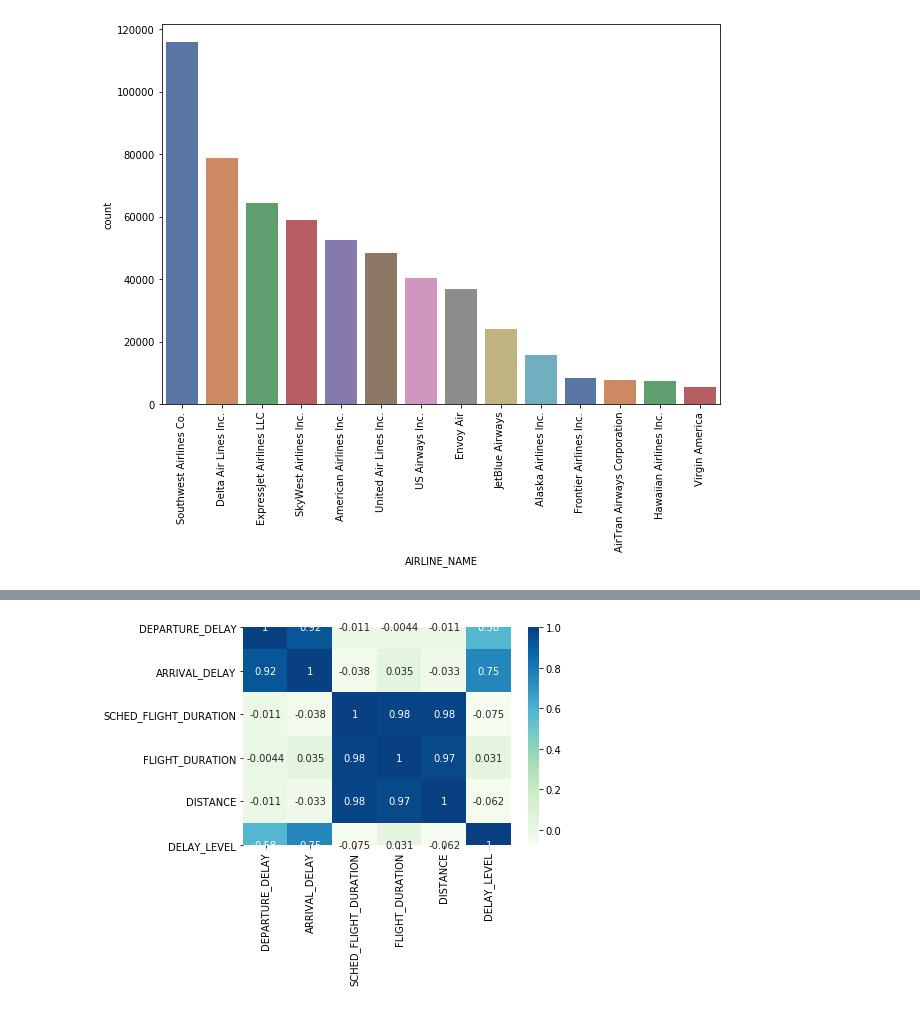
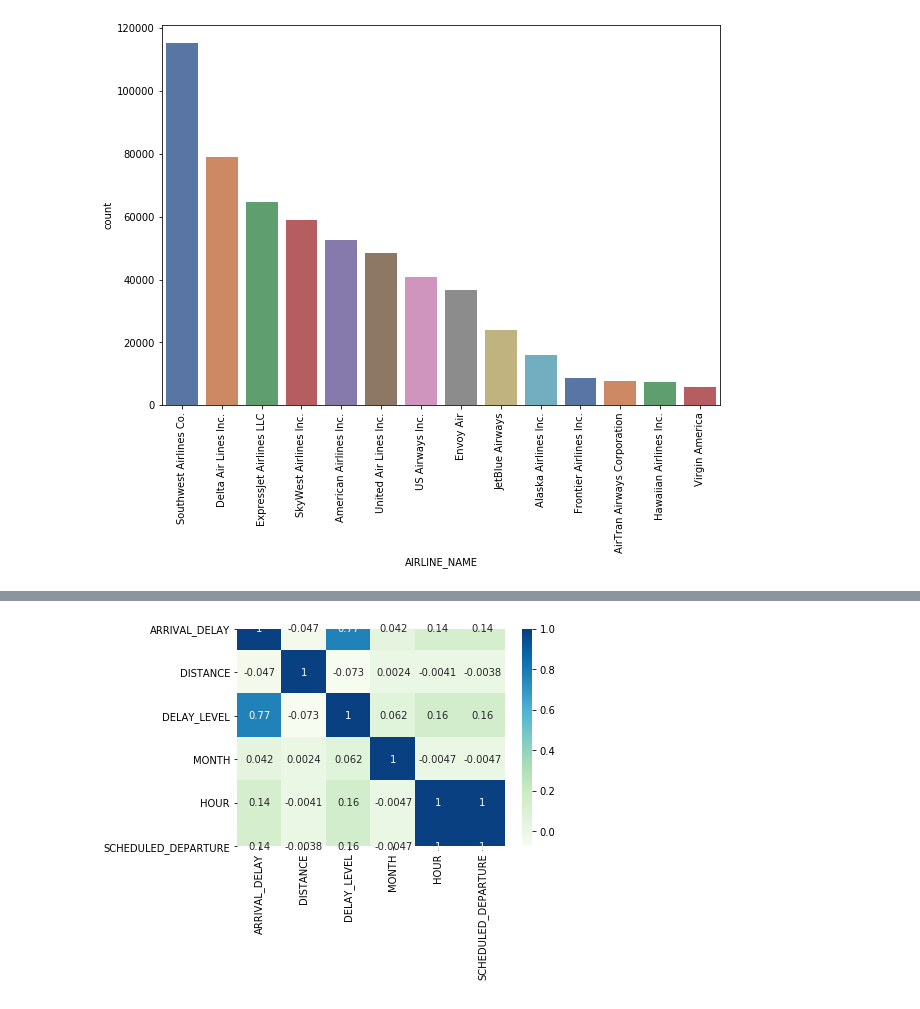
Before and after one commit to alejandrosoriavelasco/TFE, a Jupyter notebook: proyecto.ipynb, the cells around one changed output, grey strips where cells are left out. Drawn from its saved outputs; the diff is of its cells as text; code cells hidden in the pictures.

```diff
--- a/proyecto.ipynb
+++ b/proyecto.ipynb
@@ -195,7 +211,7 @@ plt.show()
 df_AA=list_data[0][list_data[0]['AIRLINE']=='AA']
 # %%
 variables_to_remove=['AIRLINE','AIRLINE_NAME','OR_LATITUDE', 'OR_LONGITUDE', 'DEST_LATITUDE',
-                 'DEST_LONGITUDE','DEPARTURE_DELAY','ARRIVAL_DELAY']
+                 'DEST_LONGITUDE','DEPARTURE_DELAY']
 df_AA=df_AA.drop(variables_to_remove, axis=1)
 # %%
 df_AA.head(100)
@@ -216,7 +232,7 @@ df_AA.head(100)
 # %%
-df_AA['DATE_TIME']=pd.to_datetime(df_AA['DATE'], format= '%Y-%m-%d %H:%M:%S')
-df_AA['MONTH']=[ x.month for x in df_AA['DATE']]
-df_AA['HOUR']=[ x.hour for x in df_AA['DATE']]
+df_AA['DATE_TIME']=pd.to_datetime(df_AA['DATE_TIME'], format= '%Y-%m-%d %H:%M:%S')
+df_AA['MONTH']=[ x.month for x in df_AA['DATE_TIME']]
+df_AA['HOUR']=[ x.hour for x in df_AA['DATE_TIME']]
 
 #to date_time
 df_AA['SCHED_DEPARTURE']=pd.to_datetime(df_AA['SCHED_DEPARTURE'], format= '%H:%M:%S') #to date_time
@@ -224,7 +240,7 @@ conversion = lambda x:x.hour*3600+x.minute*60+x.second
 df_AA['SCHEDULED_DEPARTURE']= np.array([conversion(s) for s in df_AA['SCHED_DEPARTURE']]) #conversion to seconds
 
 
-df_AA_DATE=df_AA.groupby(df_AA['DATE']).mean()
+df_AA_DATE=df_AA.groupby(df_AA['DATE_TIME']).mean()
 
-print(df_AA_DATE.head(10))
+df_AA_DATE.head(100)
 # %% [output]
@@ -265,9 +261,9 @@ DATE
 # %%
 #CORRELATION MATRIX (Pearson Correlation)
-corrmat=df_AA.corr()
+corrmat=df_AA_DATE.corr()
 ax = sns.heatmap(corrmat, annot=True, cmap="GnBu")
 # %% [output]
-[figure, old version]
+[figure, new version]
 # %%
 #CLASIFICACIÓN
 #Random forest
```
Also changed, not shown: parts of 6 cells of this notebook.
